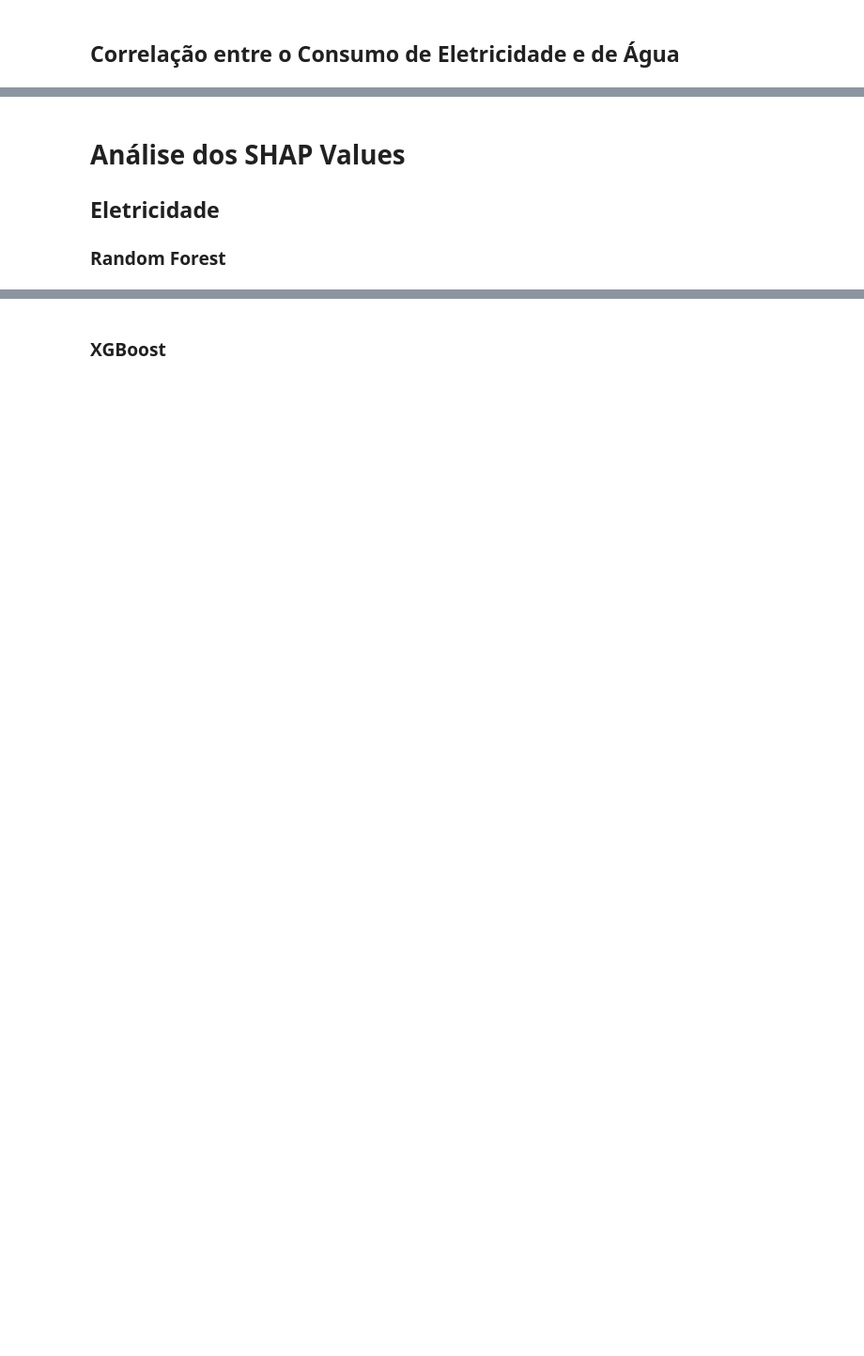
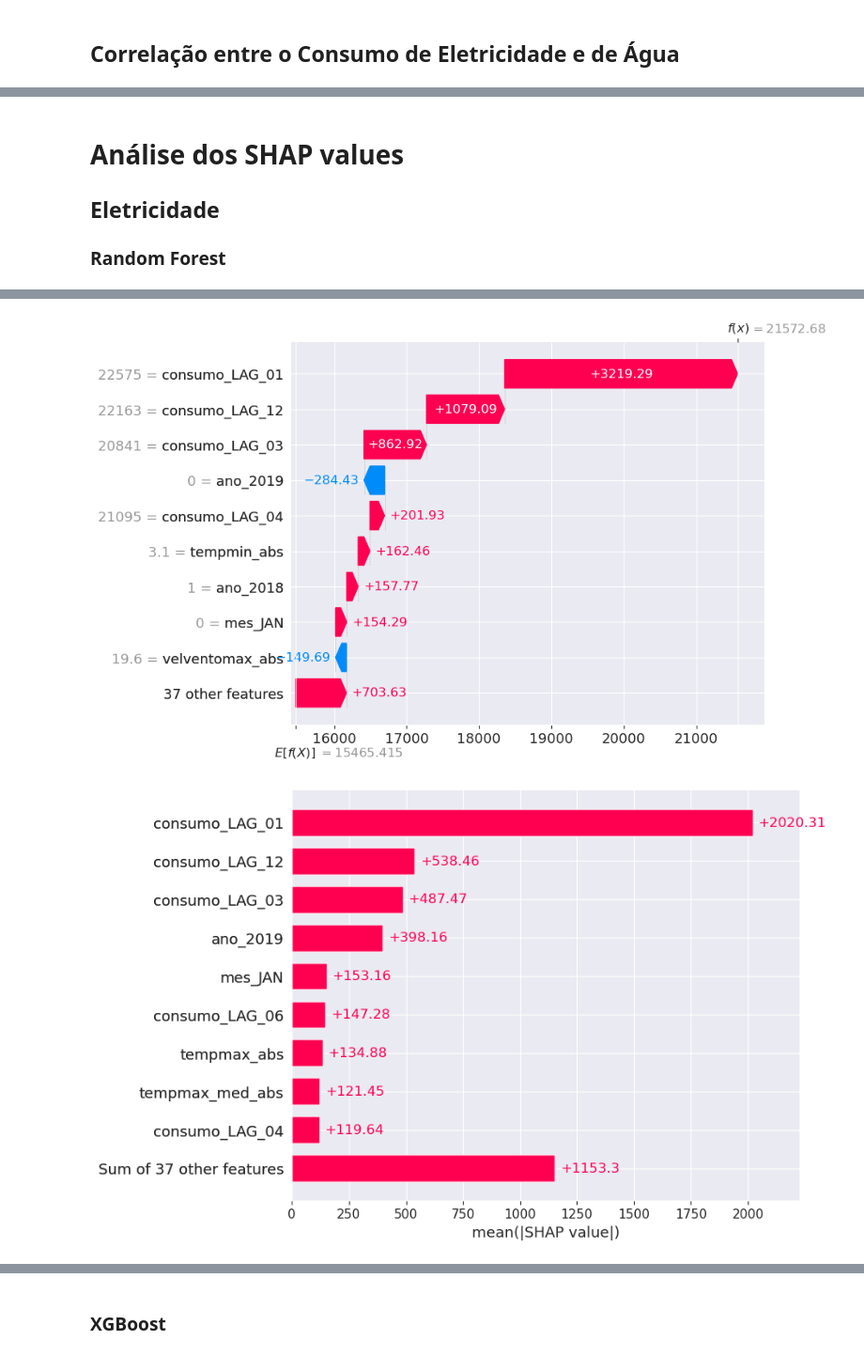
Before and after one commit to eduardoalba0/ifpr_electricity_ml, a Jupyter notebook: main.ipynb, the cells around one changed output, grey strips where cells are left out. Shown at 94% size. Drawn from its saved outputs; the diff is of its cells as text; code cells hidden in the pictures; blank space fills up the shorter version.

```diff
--- a/main.ipynb
+++ b/main.ipynb
@@ -173,20 +222,26 @@ sns.heatmap(corr_matrix,
 # %% [markdown]
-# Análise dos SHAP Values
+# Análise dos SHAP values
 ## Eletricidade
 ### Random Forest
 # %%
-df_electricity_copy = df_electricity.dropna().copy().to_pandas()
+df_electricity_copy = df_electricity.copy().to_pandas()
 
 x_electricity = df_electricity_copy.drop("consumo", axis=1)
 y_electricity = df_electricity_copy["consumo"]
-model_rf = RandomForestRegressor()
+model_rf_electr = RandomForestRegressor(n_estimators=100, max_depth=100, random_state=SEED)
 shap.initjs()
 
-model_rf.fit(x_electricity, y_electricity)
+model_rf_electr.fit(x_electricity, y_electricity)
 
-explainer_rf = shap.Explainer(model_rf)
-shap_rf = explainer_rf(x_electricity)
+explainer_rf_electr = shap.Explainer(model_rf_electr)
+shap_rf_electr = explainer_rf_electr(x_electricity)
 
-shap.plots.waterfall(shap_rf[0], max_display=10)
-shap.plots.force(shap_rf[0])
-shap.plots.bar(shap_rf)
+shap.plots.waterfall(shap_rf_electr[0], max_display=10)
+shap.plots.force(shap_rf_electr[0])
+shap.plots.bar(shap_rf_electr)
+
+importance_rf_electr = pandas.DataFrame(list(zip(x_electricity.columns, numpy.abs(shap_rf_electr.values).mean(0))),
+                                        columns=["feature", "rf importance"])
+importance_rf_electr = importance_rf_electr.sort_values(by=["rf importance"])
+importance_rf_electr
+# %% [output]
@@ -192,0 +249,2 @@ shap.plots.bar(shap_rf)
+[figure, added]
+[figure, added]
```
Also changed, not shown: parts of 41 cells of this notebook.
